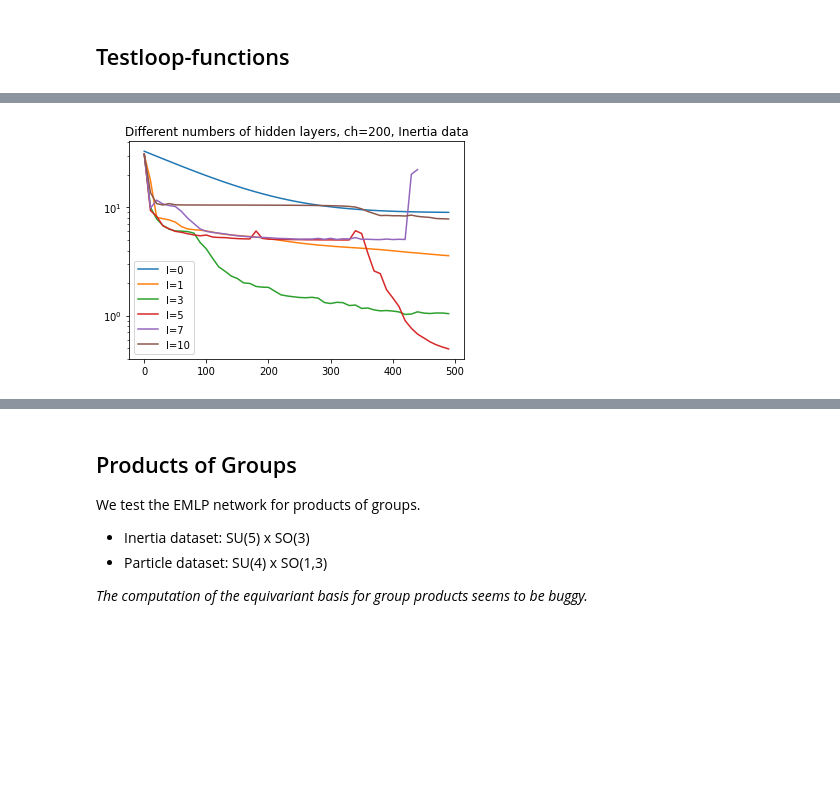
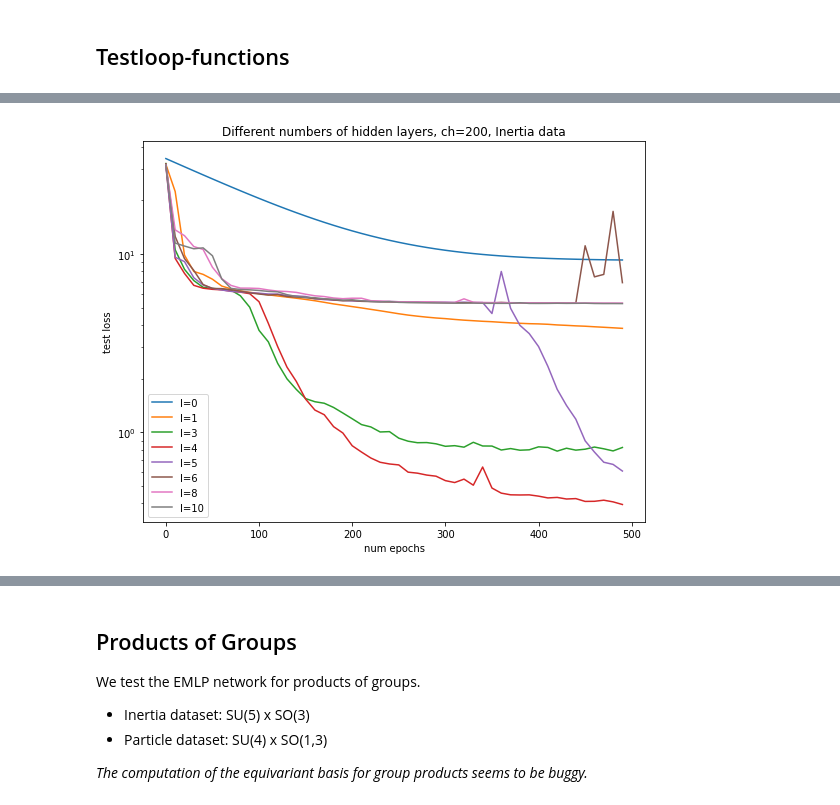
Before and after one commit to QB-TA/HolographicFlow, a Jupyter notebook: Testing_new_packages/Testing_EMLP.ipynb, the cells around one changed output, grey strips where cells are left out. Saved outputs shown, nothing was run; the diff lists cells and outputs as text; code cells hidden in the pictures; blank space fills up the shorter version.

Commit message:
Updated parameter counting and plots

```diff
--- a/Testing_new_packages/Testing_EMLP.ipynb
+++ b/Testing_new_packages/Testing_EMLP.ipynb
@@ -403,6 +414,7 @@ from jax import vmap
 
 from tabulate import tabulate
 import matplotlib.pyplot as plt
+from IPython.display import clear_output
 
 class EquivariantModel:
     def __init__(self, name) :
@@ -432,31 +444,37 @@ class EquivariantModel:
         self.reps = [self.rep_in(self.group)]+self.model.hidden_reps
 
 
-    def num_weights(self):
-        fullycon = []
-        equivar = []
+    def num_param(self):
+        uncon_w = []
+        uncon_b = []
+        equivar_w = []
+        equivar_b = []
         layer_repin = []
         layer_repout = []
         for i,rep in enumerate(self.reps):
             if i==len(self.reps)-1:
-                max_num, num = count_weights(self.reps[i],self.rep_out(self.group))
-                fullycon.append(max_num)
-                equivar.append(num)
+                max_num_w, max_num_b, num_w, num_b = count_param(self.reps[i],self.rep_out(self.group))
+                uncon_w.append(max_num_w)
+                uncon_b.append(max_num_b)
+                equivar_w.append(num_w)
+                equivar_b.append(num_b)
                 layer_repin.append(str(self.reps[i]))
                 layer_repout.append(str(self.rep_out(self.group)))
             else:
-                max_num, num = count_weights(self.reps[i],self.reps[i+1])
-                fullycon.append(max_num)
-                equivar.append(num)
+                max_num_w, max_num_b, num_w, num_b = count_param(self.reps[i],self.reps[i+1])
+                uncon_w.append(max_num_w)
+                uncon_b.append(max_num_b)
+                equivar_w.append(num_w)
+                equivar_b.append(num_b)
                 layer_repin.append(str(self.reps[i]))
                 layer_repout.append(str(self.reps[i+1]))
 
-        table = np.vstack((layer_repin,layer_repout,fullycon,equivar)).transpose()
-        header = ['Rep-In','Rep-Out','Unconstrained','Equivariant']
-        print(len('Number of weights for: '+self.name)*'=')
-        print('Number of weights for: '+self.name)
-        print(len('Number of weights for: '+self.name)*'=')
-        print(tabulate(table,header))
+        table = np.vstack((layer_repin,layer_repout,uncon_w,uncon_b,equivar_w,equivar_b)).transpose()
+        header = ['Rep-In','Rep-Out','Unc. W','Unc. b','Eq. W','Eq. b']
+        print(len('Number of parameters for the unconstrained and equivariant case. Network: '+self.name)*'=')
+        print('Number of parameters for the unconstrained and equivariant case. Network: '+self.name)
+        print(len('Number of parameters for the unconstrained and equivariant case. Network: '+self.name)*'=')
+        print(tabulate(table,header,tablefmt="github"))
 
 
    # @objax.Jit
@@ -498,8 +516,9 @@ class EquivariantModel:
     def plot_test_loss(self):
         plt.plot(np.arange(0,self.NUM_EPOCHS,10),self.test_losses,label=self.name)
         plt.legend()
-        plt.title('Test losses')
         plt.yscale('log')
+        plt.xlabel('num epochs')
+        plt.ylabel('test loss')
 
     def rel_err(a,b):
         return jnp.sqrt(((a-b)**2).mean())/(jnp.sqrt((a**2).mean())+jnp.sqrt((b**2).mean()))
@@ -545,6 +564,8 @@ def test_num_layer(ch, num_layers, data): #Different number of hidden layers
         model.create_model(data.trainset, data.testset, data.rep_in, data.rep_out, data.group, ch=ch, num_layers=num)
         model.train()
         testmodels.append(model)
+    clear_output(wait=True)
+    plt.figure(figsize=(9,7))
     for i in range(len(num_layers)):
         testmodels[i].plot_test_loss()
     plt.title('Different numbers of hidden layers, ch='+str(ch)+', '+data.name+' data')
@@ -636,4 +687,4 @@ particle = Dataset('Particle')
 # %%
-test_num_layer(200, [0,1,3,5,7,10], inertia)
+test_num_layer(200, [0,1,3,4,5,6,8,10], inertia)
 # %% [output]
-[figure, old version]
+[figure, new version]
```
Also changed, not shown: parts of 45 cells of this notebook.
